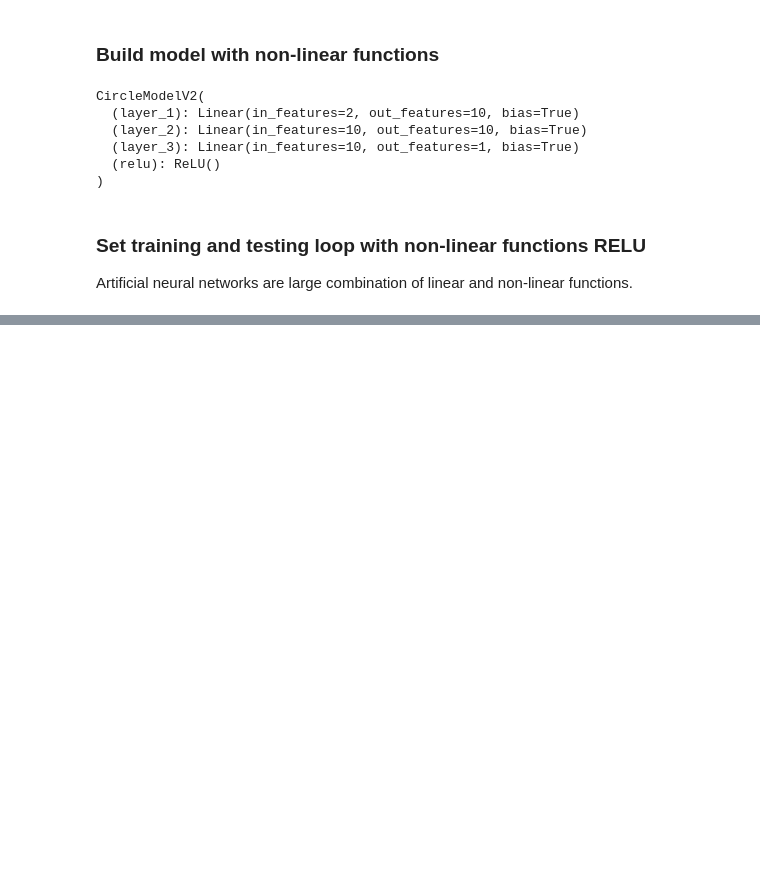
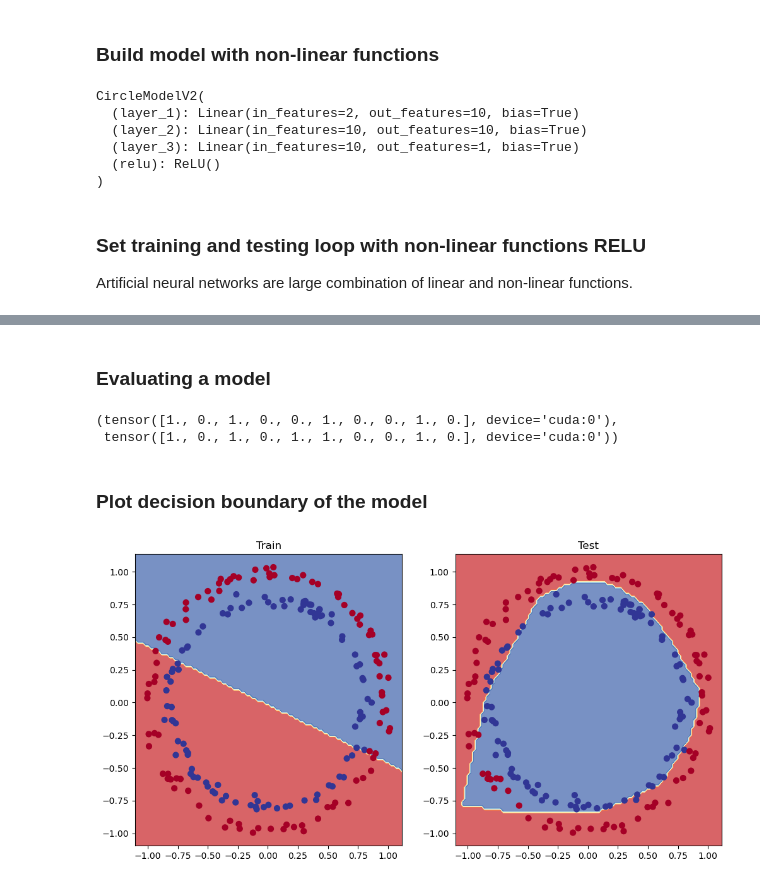
Before and after one commit to ayvemake/Pytorch_DeepLearning, a Jupyter notebook: 02_neural_networ_classification.ipynb, the cells around one changed output, grey strips where cells are left out. Saved outputs shown, nothing was run; the diff lists cells and outputs as text; code cells hidden in the pictures; blank space fills up the shorter version.

```diff
--- a/02_neural_networ_classification.ipynb
+++ b/02_neural_networ_classification.ipynb
@@ -775,0 +830,23 @@ optimizer = torch.optim.SGD(params=model_3.parameters(), lr=0.1)
+# %% [markdown]
+### Evaluating a model
+# %%
+model_3.eval()
+with torch.inference_mode():
+    y_preds = torch.round(torch.sigmoid(model_3(X_test))).squeeze()
+
+y_preds[:10], y_test[:10]
+# %% [output]
+(tensor([1., 0., 1., 0., 0., 1., 0., 0., 1., 0.], device='cuda:0'),
+ tensor([1., 0., 1., 0., 1., 1., 0., 0., 1., 0.], device='cuda:0'))
+# %% [markdown]
+### Plot decision boundary of the model
+# %%
+plt.figure(figsize=(12, 6))
+plt.subplot(1, 2, 1)
+plt.title("Train")
+plot_decision_boundary(model_1, X_test, y_test)
+plt.subplot(1, 2, 2)
+plt.title("Test")
+plot_decision_boundary(model_3, X_test, y_test)
+# %% [output]
+[figure, added]
```
Also changed, not shown: parts of 5 cells of this notebook.
